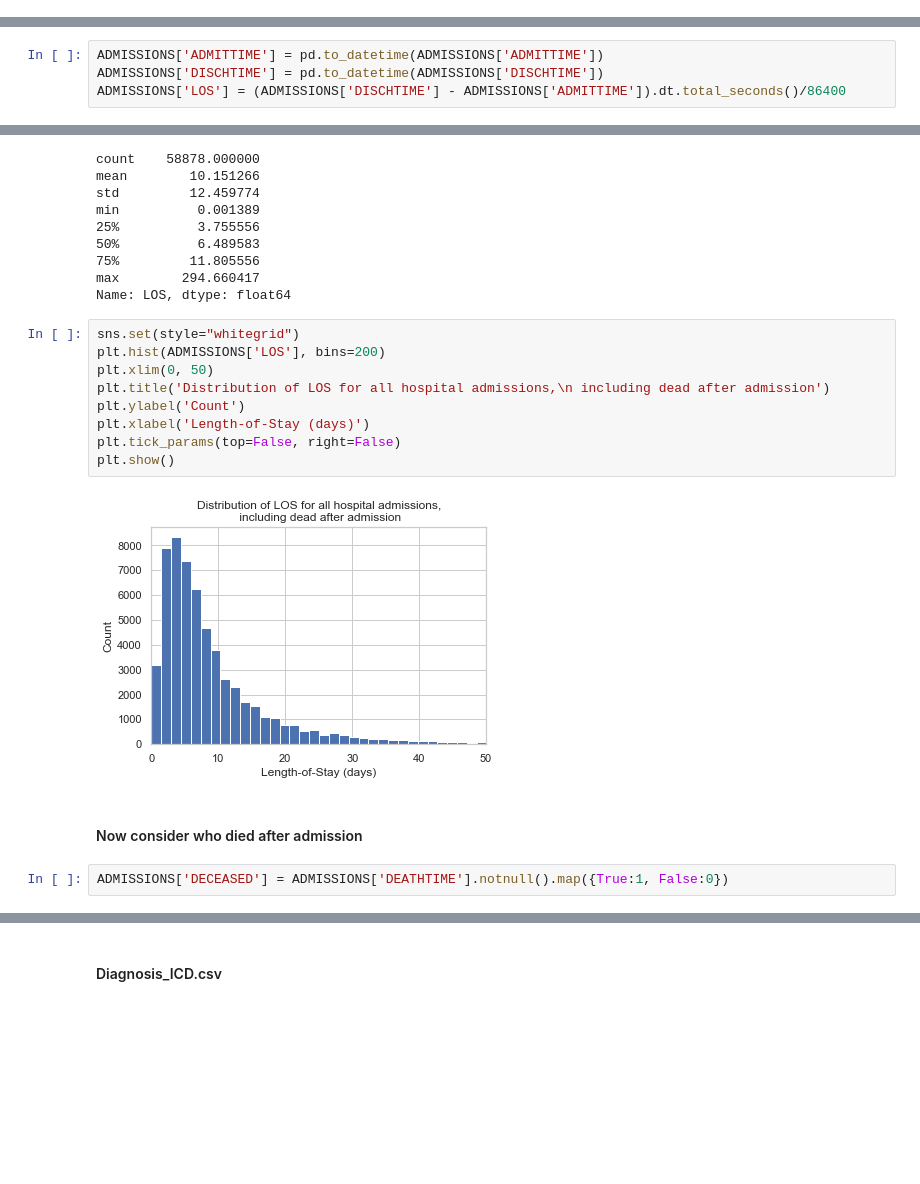
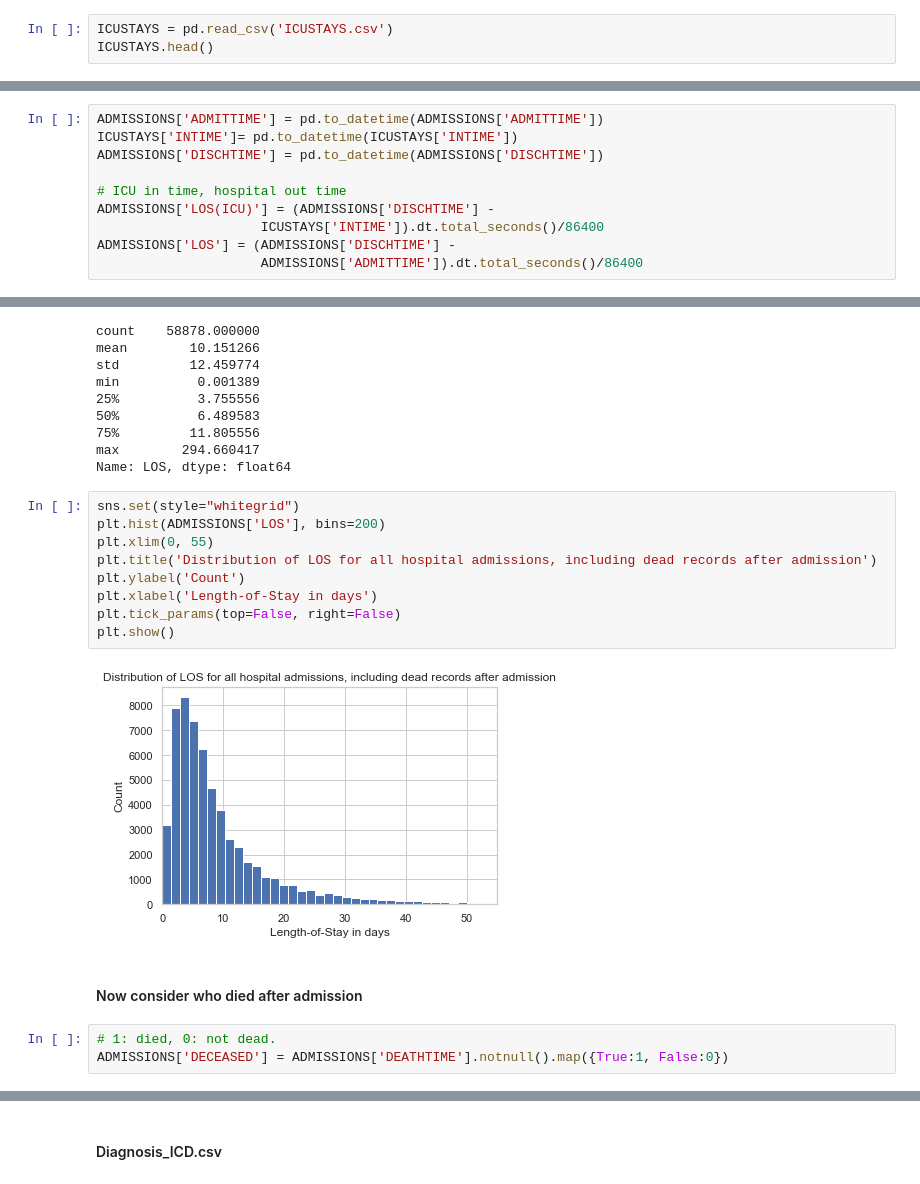
Before and after one commit to mitchgauthier/info_vis_mimic_survival, a Jupyter notebook: predicting length of stay in hospital.ipynb, the cells around one changed output, grey strips where cells are left out. Cells and saved outputs as stored; diff of their text form; blank space fills up the shorter version.

```diff
--- a/predicting length of stay in hospital.ipynb
+++ b/predicting length of stay in hospital.ipynb
@@ -46,0 +24,3 @@ None
+# %%
+ICUSTAYS = pd.read_csv('ICUSTAYS.csv')
+ICUSTAYS.head()
@@ -64,6 +51,12 @@ ADMISSIONS.head()
 #### ADMISSIONS.csv
 # %%
 ADMISSIONS['ADMITTIME'] = pd.to_datetime(ADMISSIONS['ADMITTIME'])
+ICUSTAYS['INTIME']= pd.to_datetime(ICUSTAYS['INTIME'])
 ADMISSIONS['DISCHTIME'] = pd.to_datetime(ADMISSIONS['DISCHTIME'])
-ADMISSIONS['LOS'] = (ADMISSIONS['DISCHTIME'] - ADMISSIONS['ADMITTIME']).dt.total_seconds()/86400
+
+# ICU in time, hospital out time
+ADMISSIONS['LOS(ICU)'] = (ADMISSIONS['DISCHTIME'] -
+                     ICUSTAYS['INTIME']).dt.total_seconds()/86400
+ADMISSIONS['LOS'] = (ADMISSIONS['DISCHTIME'] -
+                     ADMISSIONS['ADMITTIME']).dt.total_seconds()/86400
 # %%
@@ -104,17 +125,18 @@ Name: LOS, dtype: float64
 # %%
 sns.set(style="whitegrid")
 plt.hist(ADMISSIONS['LOS'], bins=200)
-plt.xlim(0, 50)
-plt.title('Distribution of LOS for all hospital admissions,\n including dead after admission')
+plt.xlim(0, 55)
+plt.title('Distribution of LOS for all hospital admissions, including dead records after admission')
 plt.ylabel('Count')
-plt.xlabel('Length-of-Stay (days)')
+plt.xlabel('Length-of-Stay in days')
 plt.tick_params(top=False, right=False)
 plt.show()
 # %% [output]
-[figure, old version]
+[figure, new version]
 # %% [markdown]
 #### Now consider who died after admission
 # %%
+# 1: died, 0: not dead.
 ADMISSIONS['DECEASED'] = ADMISSIONS['DEATHTIME'].notnull().map({True:1, False:0})
 # %%
 ADMISSIONS.head(10)
```
Also changed, not shown: parts of 60 cells of this notebook.
